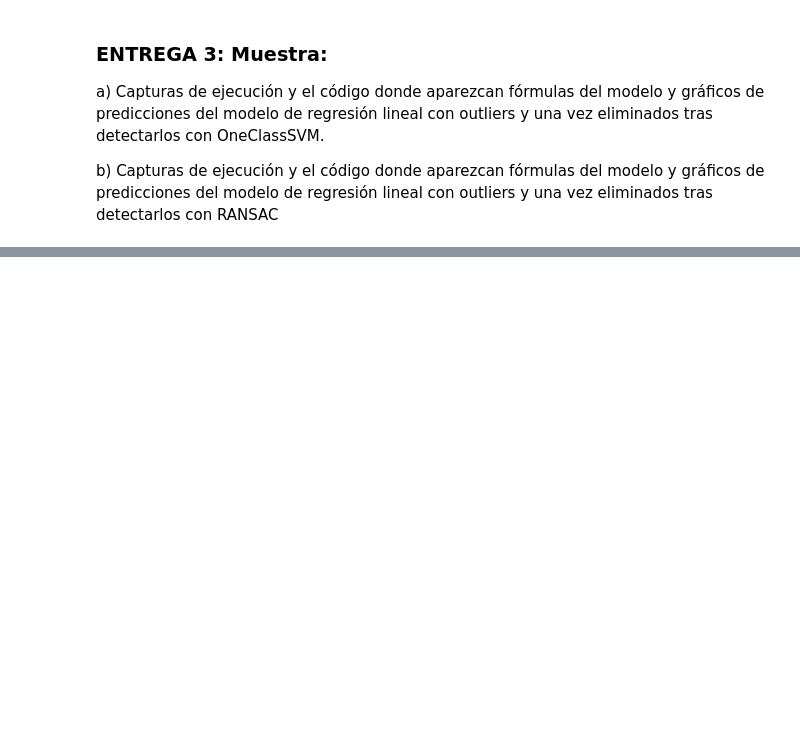
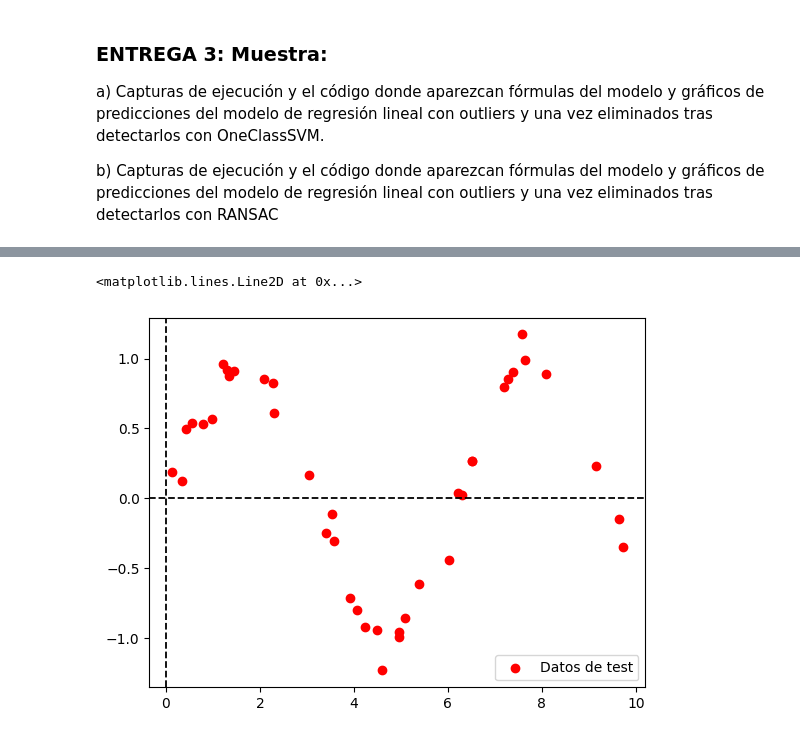
Before and after one commit to JuanMP/Sistemas-de-Aprendizaje, a Jupyter notebook: UD03/Regresión2/saa_u03_p01_a1_JMP.ipynb, the cells around one changed output, grey strips where cells are left out. Cells and saved outputs as stored; diff of their text form; code cells hidden in the pictures; blank space fills up the shorter version.

```diff
--- a/UD03/Regresión2/saa_u03_p01_a1_JMP.ipynb
+++ b/UD03/Regresión2/saa_u03_p01_a1_JMP.ipynb
@@ -515,0 +526,26 @@ predicciones del modelo de regresión lineal con outliers y una vez eliminados t
+# %%
+import numpy as np
+import matplotlib.pyplot as plt
+from sklearn.svm import SVR
+from sklearn.model_selection import train_test_split
+from sklearn.metrics import mean_squared_error
+
+# Generar datos artificiales (con ruido)
+np.random.seed(449)                   # Semilla 449 porque Jose = 4 Rosa=4 Rodriguez=9
+X = np.sort(10 * np.random.rand(200, 1), axis=0) # Entrada (200 ejemplos)
+y = np.sin(X).ravel() + np.random.normal(0, 0.1, X.shape[0]) # Salida con ruido
+
+# Dividir en entrenamiento y prueba
+X_train, X_test, y_train, y_test = train_test_split(X, y, test_size=0.2, random_state=449)
+
+# Calcular rango de los datos para calcular la magnitud porcentual del error
+rango = y.max() - y.min()
+
+# Graficar resultados
+plt.scatter(X_test, y_test, color="red", label="Datos de test")
+plt.legend()
+plt.axhline(0, color='black', linewidth=1.3, linestyle='--') # Eje horizontal (y=0)
+plt.axvline(0, color='black', linewidth=1.3, linestyle='--') # Eje vertical
+# %% [output]
+<matplotlib.lines.Line2D at 0x...>
+[figure, added]
```
Also changed, not shown: parts of 4 cells of this notebook, 6 other files.
